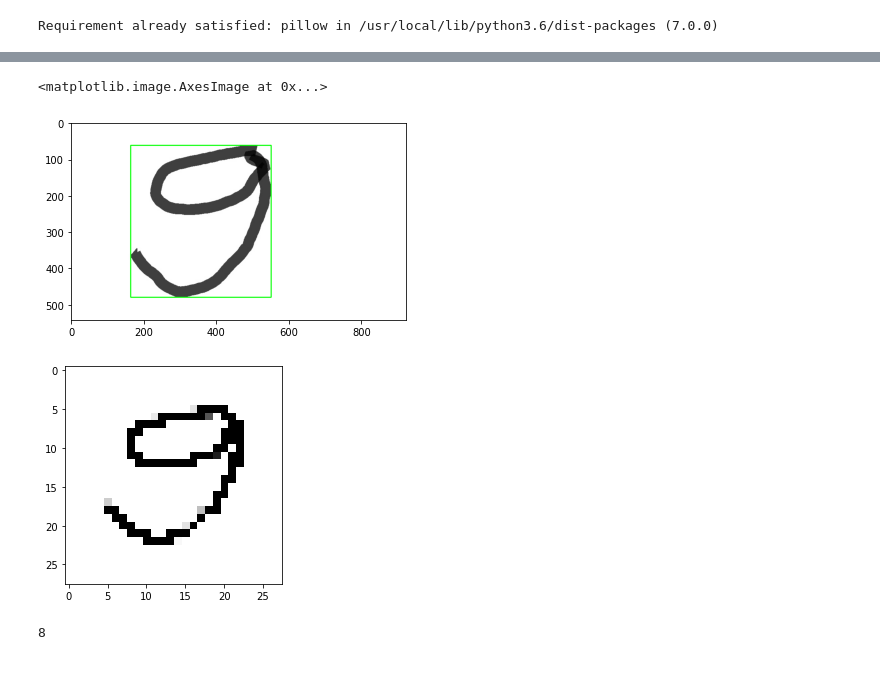
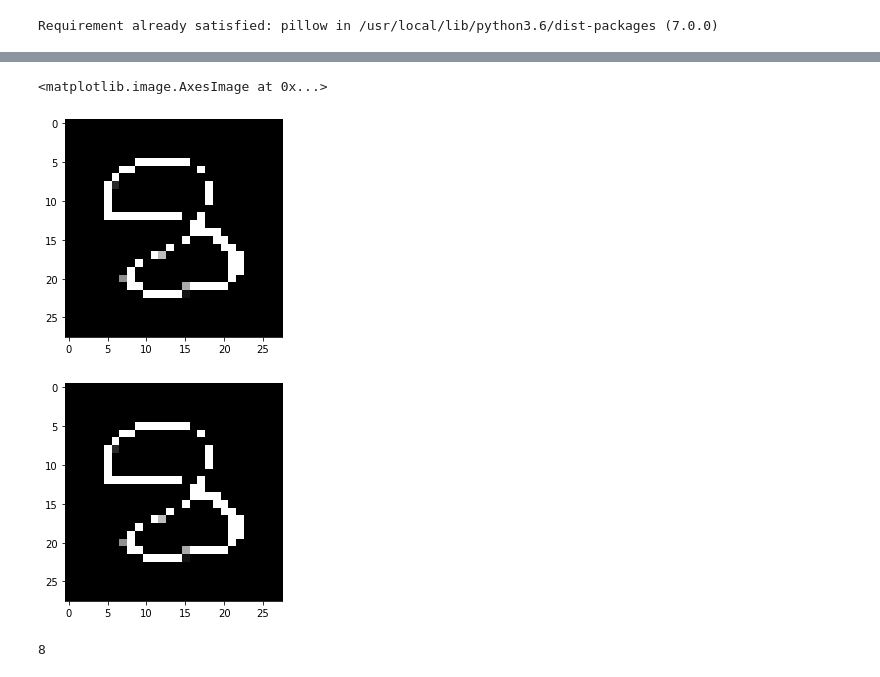
Before and after one commit to rajeshvalluri/MNIST_TF, a Jupyter notebook: MNIST_TF.ipynb, the cells around one changed output, grey strips where cells are left out. Saved outputs shown, nothing was run; the diff lists cells and outputs as text; code cells hidden in the pictures.

```diff
--- a/MNIST_TF.ipynb
+++ b/MNIST_TF.ipynb
@@ -184,11 +185,12 @@ np.argmax(model.predict(img[np.newaxis,...,np.newaxis]))
 #The following additions to the code are to draw bounding boxes around the digits so that we can get them as close as possible to the MNIST dataset
 import cv2
 # %%
-image = cv2.imread("//content/gdrive/My Drive/MNIST/nine.jpg") #load the image file
-# image[image < 20.0] = 0
-# image[image > 20.0] = np.max(image)
+image = cv2.imread("//content/gdrive/My Drive/MNIST/eight_2.jpg") #load the image file
+img = image.copy()
+k1 = np.ones((5,5))
+image = cv2.morphologyEx(image, cv2.MORPH_OPEN, k1, iterations = 10)
+image = cv2.medianBlur(image,5)
 grey = cv2.cvtColor(image.copy(), cv2.COLOR_BGR2GRAY) #Convert it into grayscale
-
-ret, thresh = cv2.threshold(grey.copy(), 75, 255, cv2.THRESH_BINARY_INV)
+_, thresh = cv2.threshold(grey.copy(),150,255,cv2.THRESH_BINARY_INV)
 contours, _ = cv2.findContours(thresh.copy(), cv2.RETR_EXTERNAL, cv2.CHAIN_APPROX_SIMPLE)
 # %%
@@ -217,18 +229,18 @@ count = 1
 # %%
 inp = np.array(preprocessed_digits)
 img = np.array(preprocessed_digits[0])
-img = (255.0 - img)
+# img = (255.0 - img)
 #img[img < 20.0] = 0
 #img[img > 5.0] = np.max(img)
 img = img /255.0 * 0.99 + 0.01
 plt.figure()
-plt.imshow(image, cmap="gray")
+plt.imshow(padded_digit, cmap="gray")
 plt.figure()
 plt.imshow(img, cmap="gray")
 # %% [output]
 <matplotlib.image.AxesImage at 0x...>
-[figure, old version]
+[figure, new version]
-[figure, old version]
+[figure, new version]
 # %%
 np.argmax(model.predict(img[np.newaxis,...,np.newaxis]))
 # %% [output]
```
Also changed, not shown: parts of 4 cells of this notebook.
